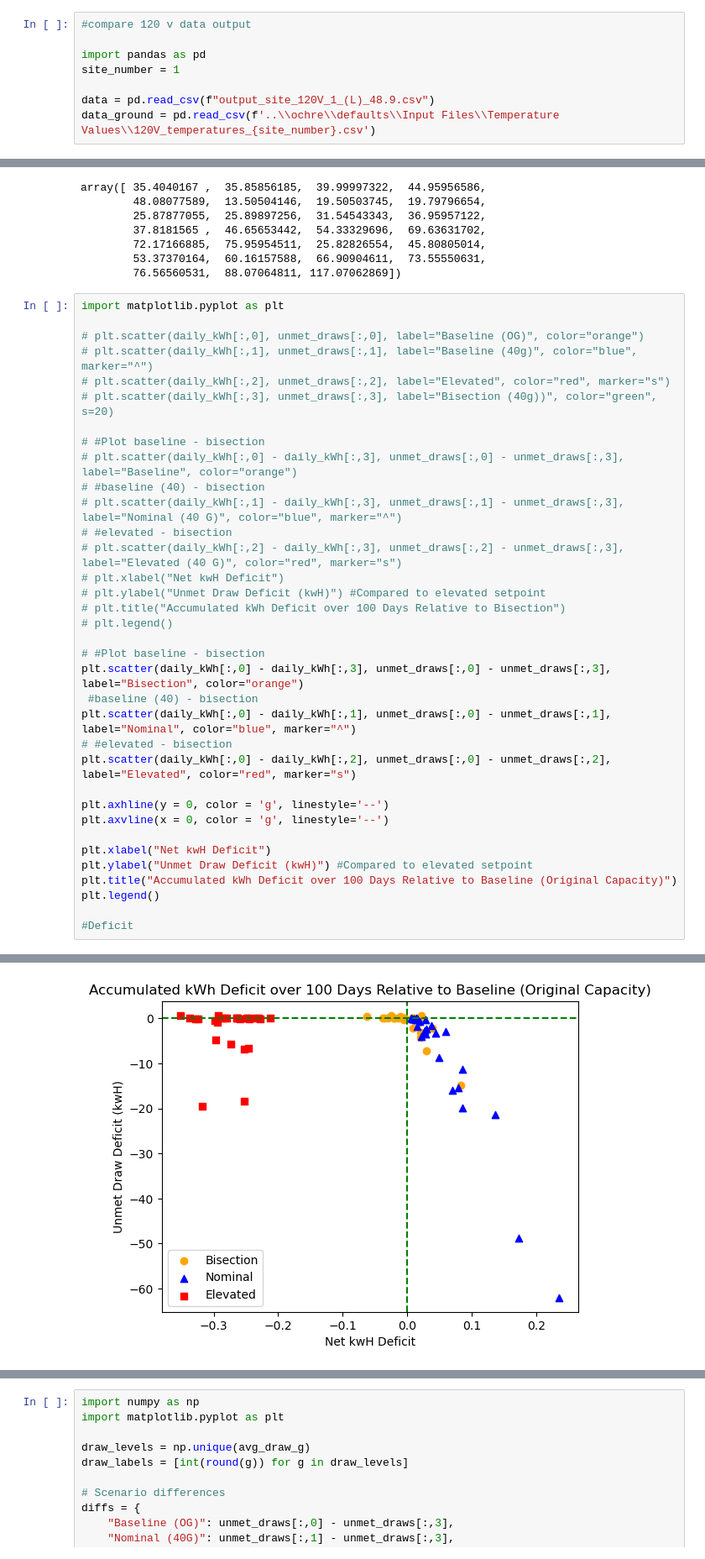
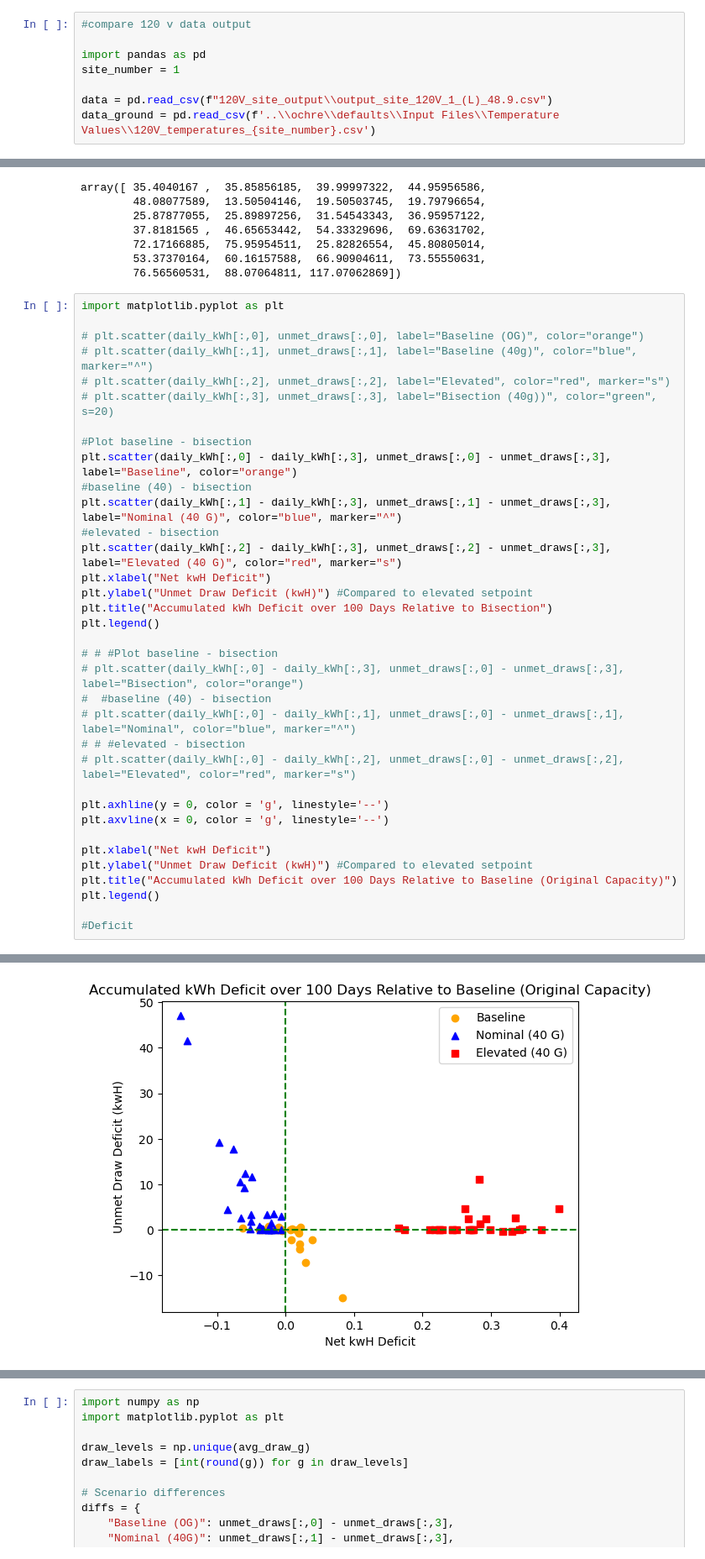
Before and after one commit to NREL/OCHRE, a Jupyter notebook: bin/generate_graphics.ipynb, the cells around one changed output, grey strips where cells are left out. Shown at 84% size. Drawn from its saved outputs; the diff is of its cells as text.

```diff
--- a/bin/generate_graphics.ipynb
+++ b/bin/generate_graphics.ipynb
@@ -14,6 +14,6 @@ node_12 = pd.read_csv(f"constant_setpoint_90023\\output_site_90023_51_5.56_12.cs
 import pandas as pd
 site_number = 1
 
-data = pd.read_csv(f"output_site_120V_1_(L)_48.9.csv")
+data = pd.read_csv(f"120V_site_output\\output_site_120V_1_(L)_48.9.csv")
 data_ground = pd.read_csv(f'..\\ochre\\defaults\\Input Files\\Temperature Values\\120V_temperatures_{site_number}.csv')
 # %%
@@ -950,38 +1099,38 @@ array([ 35.4040167 ,  35.85856185,  39.99997322,  44.95956586,
 # %%
 import matplotlib.pyplot as plt
 
 # plt.scatter(daily_kWh[:,0], unmet_draws[:,0], label="Baseline (OG)", color="orange")
 # plt.scatter(daily_kWh[:,1], unmet_draws[:,1], label="Baseline (40g)", color="blue", marker="^")
 # plt.scatter(daily_kWh[:,2], unmet_draws[:,2], label="Elevated", color="red", marker="s")
 # plt.scatter(daily_kWh[:,3], unmet_draws[:,3], label="Bisection (40g))", color="green", s=20)
 
-# #Plot baseline - bisection
-# plt.scatter(daily_kWh[:,0] - daily_kWh[:,3], unmet_draws[:,0] - unmet_draws[:,3], label="Baseline", color="orange")
-# #baseline (40) - bisection
-# plt.scatter(daily_kWh[:,1] - daily_kWh[:,3], unmet_draws[:,1] - unmet_draws[:,3], label="Nominal (40 G)", color="blue", marker="^")
-# #elevated - bisection
-# plt.scatter(daily_kWh[:,2] - daily_kWh[:,3], unmet_draws[:,2] - unmet_draws[:,3], label="Elevated (40 G)", color="red", marker="s")
-# plt.xlabel("Net kwH Deficit")
-# plt.ylabel("Unmet Draw Deficit (kwH)") #Compared to elevated setpoint
-# plt.title("Accumulated kWh Deficit over 100 Days Relative to Bisection")
-# plt.legend()
+#Plot baseline - bisection
+plt.scatter(daily_kWh[:,0] - daily_kWh[:,3], unmet_draws[:,0] - unmet_draws[:,3], label="Baseline", color="orange")
+#baseline (40) - bisection
+plt.scatter(daily_kWh[:,1] - daily_kWh[:,3], unmet_draws[:,1] - unmet_draws[:,3], label="Nominal (40 G)", color="blue", marker="^")
+#elevated - bisection
+plt.scatter(daily_kWh[:,2] - daily_kWh[:,3], unmet_draws[:,2] - unmet_draws[:,3], label="Elevated (40 G)", color="red", marker="s")
+plt.xlabel("Net kwH Deficit")
+plt.ylabel("Unmet Draw Deficit (kwH)") #Compared to elevated setpoint
+plt.title("Accumulated kWh Deficit over 100 Days Relative to Bisection")
+plt.legend()
 
-# #Plot baseline - bisection
-plt.scatter(daily_kWh[:,0] - daily_kWh[:,3], unmet_draws[:,0] - unmet_draws[:,3], label="Bisection", color="orange")
- #baseline (40) - bisection
-plt.scatter(daily_kWh[:,0] - daily_kWh[:,1], unmet_draws[:,0] - unmet_draws[:,1], label="Nominal", color="blue", marker="^")
-# #elevated - bisection
-plt.scatter(daily_kWh[:,0] - daily_kWh[:,2], unmet_draws[:,0] - unmet_draws[:,2], label="Elevated", color="red", marker="s")
+# # #Plot baseline - bisection
+# plt.scatter(daily_kWh[:,0] - daily_kWh[:,3], unmet_draws[:,0] - unmet_draws[:,3], label="Bisection", color="orange")
+#  #baseline (40) - bisection
+# plt.scatter(daily_kWh[:,0] - daily_kWh[:,1], unmet_draws[:,0] - unmet_draws[:,1], label="Nominal", color="blue", marker="^")
+# # #elevated - bisection
+# plt.scatter(daily_kWh[:,0] - daily_kWh[:,2], unmet_draws[:,0] - unmet_draws[:,2], label="Elevated", color="red", marker="s")
 
 plt.axhline(y = 0, color = 'g', linestyle='--')
 plt.axvline(x = 0, color = 'g', linestyle='--')
 
 plt.xlabel("Net kwH Deficit")
 plt.ylabel("Unmet Draw Deficit (kwH)") #Compared to elevated setpoint
 plt.title("Accumulated kWh Deficit over 100 Days Relative to Baseline (Original Capacity)")
 plt.legend()
 
 #Deficit
 # %% [output]
 <matplotlib.legend.Legend at 0x...>
-[figure, old version]
+[figure, new version]
```
Also changed, not shown: parts of 10 cells of this notebook, 2 other files.
